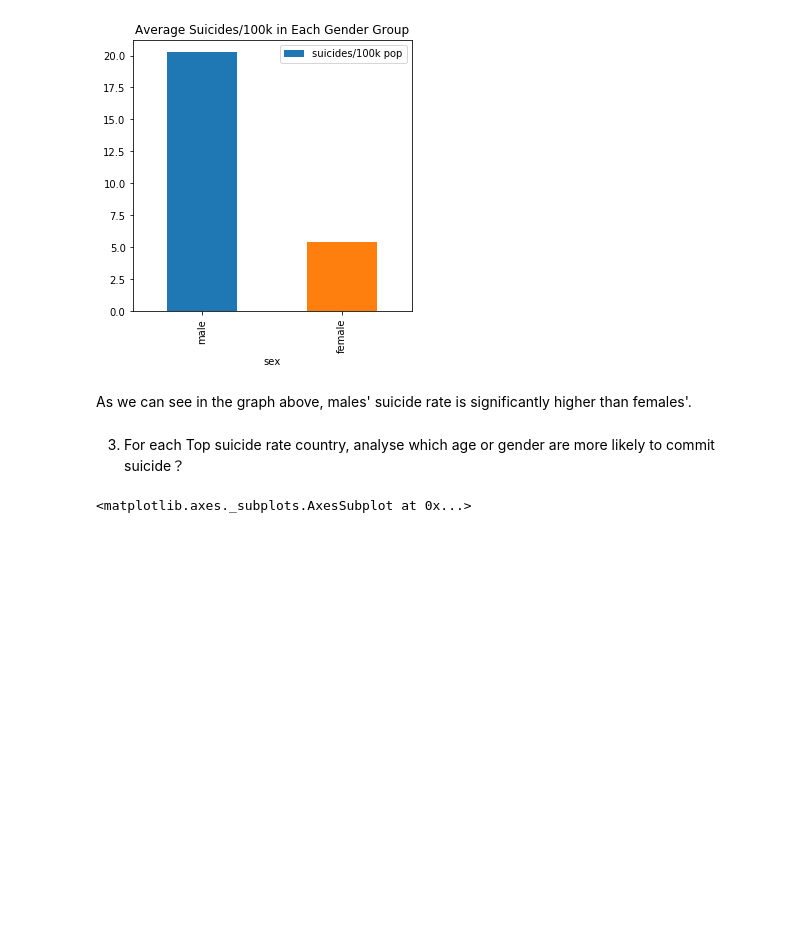
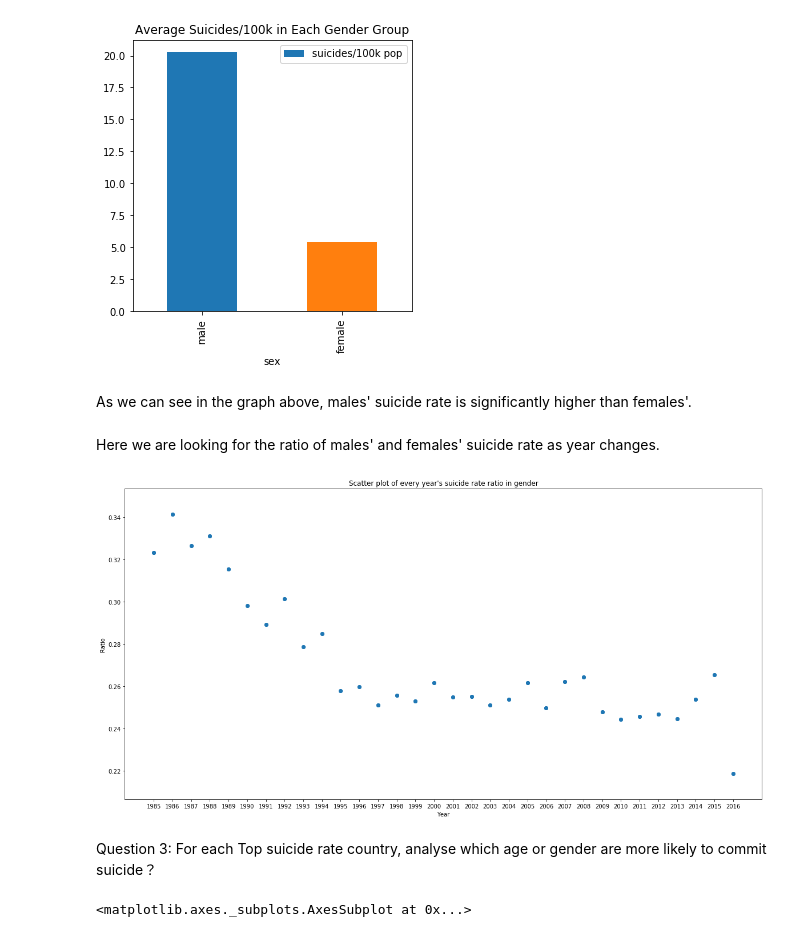
Before and after one commit to YuechenL/COGS108FinalProject, a Jupyter notebook: FinalProject.ipynb, the cells around one changed output. Cells and saved outputs as stored; diff of their text form; code cells hidden in the pictures; blank space fills up the shorter version.

Commit message:
ratio-year

```diff
--- a/FinalProject.ipynb
+++ b/FinalProject.ipynb
@@ -240,8 +240,35 @@ gender_group.plot(y='suicides/100k pop',kind="bar", figsize=(5, 5), title="Avera
 [figure]
 # %% [markdown]
 As we can see in the graph above, males' suicide rate is significantly higher than females'.
+# %% [markdown]
+Here we are looking for the ratio of males' and females' suicide rate as year changes.
+# %%
+ratio_df = main_df
+ratio_df = ratio_df.astype({"year":str})
+ratio_df['year-gender'] = ratio_df['sex']+ratio_df['year']
+# %%
+# combine suicide number of diffent gender and age in same country and same year
+
+aggregation = {'year-gender': 'first','year': 'first', 'suicides/100k pop': 'sum', 'sex':'first'}
+new_ratio_df = ratio_df.groupby(ratio_df['year-gender']).aggregate(aggregation).reindex(columns=ratio_df.columns)
+new_ratio_df.drop(['country-year','country', 'age', 'suicides_no','population','HDI for year','gdp_for_year ($)','generation', 'gdp_per_capita ($)'], inplace=True, axis=1)
+new_ratio_df['ratio'] = 0
+
+for i in range (0, 32):
+    new_ratio_df.iloc[i, 4] = new_ratio_df.iloc[i, 2]/new_ratio_df.iloc[i+32, 2]
+    new_ratio_df.iloc[i+32, 4] = new_ratio_df.iloc[i, 2]/new_ratio_df.iloc[i+32, 2]
+# %%
+# scatter plot to see suicide rate and GDP per capita for countries in different year
+plt.figure(figsize=(20,10))
+plt.scatter(new_ratio_df['year'],new_ratio_df['ratio'])
+plt.title("Scatter plot of every year's suicide rate ratio in gender")
+plt.xlabel("Year")
+plt.ylabel("Ratio")
+plt.show()
+# %% [output]
+[figure, added]
 # %% [markdown]
-3. For each Top suicide rate country, analyse which age or gender are more likely to commit suicide？
+Question 3: For each Top suicide rate country, analyse which age or gender are more likely to commit suicide？
 # %%
 country_list = main_df.groupby('country', as_index=False).sum()
 country_list = country_group.sort_values(by=['suicides/100k pop'], ascending=False)
```
Also changed, not shown: parts of 9 cells of this notebook.
